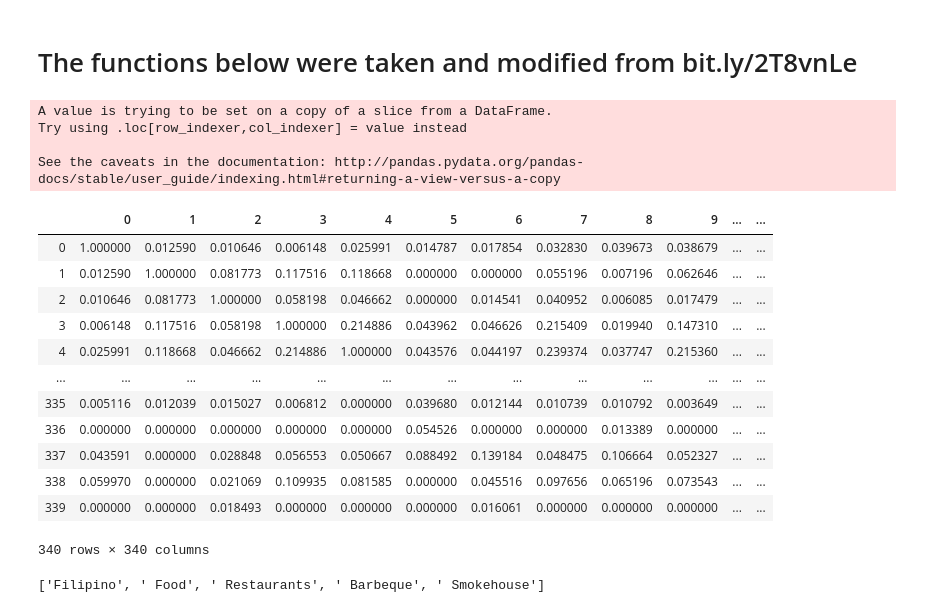
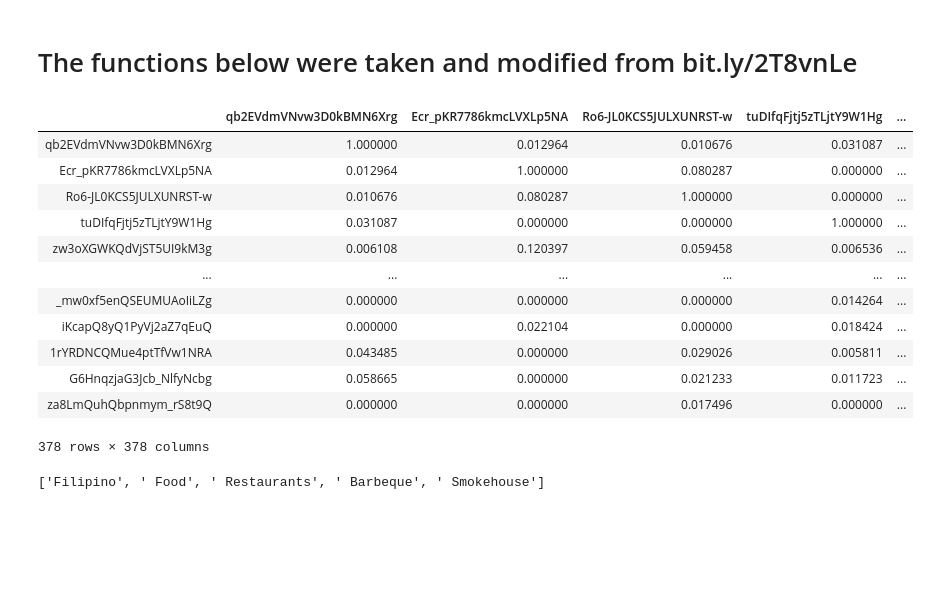
Before and after one commit to UhhBart/ci-yelp, a Jupyter notebook: Content Based Filtering.ipynb, the cells around one changed output. Saved outputs shown, nothing was run; the diff lists cells and outputs as text; code cells hidden in the pictures; blank space fills up the shorter version.

Commit message:
im trying :(

```diff
--- a/Content Based Filtering.ipynb
+++ b/Content Based Filtering.ipynb
@@ -117,36 +109,39 @@ graph = reviews_training.plot.scatter(x='total reviews_training', y='total words
 # %%
 tfidf = TfidfVectorizer(stop_words = "english")
 
-#Only use reviews_training which consists of more than 50 characters
-reviews_training = reviews_training[reviews_training["text"].apply(lambda x: len(x) > 50)]
+#Only use reviews which consists of more than 50 characters
+reviews = reviews[reviews["text"].apply(lambda x: len(x) > 50)]
 
-reviews_training["text"] = reviews_training["text"].fillna("")
+reviews["text"] = reviews["text"].fillna("")
 
 #Construct the required TF-IDF matrix by applying the fit_transform method on the overview feature
-overview_matrix = tfidf.fit_transform(reviews_training["text"])
+overview_matrix = tfidf.fit_transform(reviews["text"])
-# %% [output]
-A value is trying to be set on a copy of a slice from a DataFrame.
-Try using .loc[row_indexer,col_indexer] = value instead
-
-See the caveats in the documentation: http://pandas.pydata.org/pandas-docs/stable/user_guide/indexing.html#returning-a-view-versus-a-copy
-# %%
-similarity_matrix = pd.DataFrame(linear_kernel(overview_matrix, overview_matrix))
-
-display(similarity_matrix)
-# %% [output]
-|  | 0 | 1 | 2 | 3 | 4 | 5 | 6 | 7 | 8 | 9 | ... | ... |
-| 0 | 1.000000 | 0.012590 | 0.010646 | 0.006148 | 0.025991 | 0.014787 | 0.017854 | 0.032830 | 0.039673 | 0.038679 | ... | ... |
-| 1 | 0.012590 | 1.000000 | 0.081773 | 0.117516 | 0.118668 | 0.000000 | 0.000000 | 0.055196 | 0.007196 | 0.062646 | ... | ... |
-| 2 | 0.010646 | 0.081773 | 1.000000 | 0.058198 | 0.046662 | 0.000000 | 0.014541 | 0.040952 | 0.006085 | 0.017479 | ... | ... |
-| 3 | 0.006148 | 0.117516 | 0.058198 | 1.000000 | 0.214886 | 0.043962 | 0.046626 | 0.215409 | 0.019940 | 0.147310 | ... | ... |
-| 4 | 0.025991 | 0.118668 | 0.046662 | 0.214886 | 1.000000 | 0.043576 | 0.044197 | 0.239374 | 0.037747 | 0.215360 | ... | ... |
-| ... | ... | ... | ... | ... | ... | ... | ... | ... | ... | ... | ... | ... |
-| 335 | 0.005116 | 0.012039 | 0.015027 | 0.006812 | 0.000000 | 0.039680 | 0.012144 | 0.010739 | 0.010792 | 0.003649 | ... | ... |
-| 336 | 0.000000 | 0.000000 | 0.000000 | 0.000000 | 0.000000 | 0.054526 | 0.000000 | 0.000000 | 0.013389 | 0.000000 | ... | ... |
-| 337 | 0.043591 | 0.000000 | 0.028848 | 0.056553 | 0.050667 | 0.088492 | 0.139184 | 0.048475 | 0.106664 | 0.052327 | ... | ... |
-| 338 | 0.059970 | 0.000000 | 0.021069 | 0.109935 | 0.081585 | 0.000000 | 0.045516 | 0.097656 | 0.065196 | 0.073543 | ... | ... |
-| 339 | 0.000000 | 0.000000 | 0.018493 | 0.000000 | 0.000000 | 0.000000 | 0.016061 | 0.000000 | 0.000000 | 0.000000 | ... | ... |
-340 rows × 340 columns
+# %%
+similarity_matrix = pd.DataFrame(linear_kernel(overview_matrix, overview_matrix))
+
+all_business_ids = []
+for row in reviews.values:
+    all_business_ids.append(row[0])
+
+# all_business_ids.pop(340)
+test = similarity_matrix.values
+
+similarity_matrix2 = pd.DataFrame(index = all_business_ids, columns = all_business_ids, data = test)
+display(similarity_matrix2)
+# %% [output]
+|  | qb2EVdmVNvw3D0kBMN6Xrg | Ecr_pKR7786kmcLVXLp5NA | Ro6-JL0KCS5JULXUNRST-w | tuDIfqFjtj5zTLjtY9W1Hg | ... |
+| qb2EVdmVNvw3D0kBMN6Xrg | 1.000000 | 0.012964 | 0.010676 | 0.031087 | ... |
+| Ecr_pKR7786kmcLVXLp5NA | 0.012964 | 1.000000 | 0.080287 | 0.000000 | ... |
+| Ro6-JL0KCS5JULXUNRST-w | 0.010676 | 0.080287 | 1.000000 | 0.000000 | ... |
+| tuDIfqFjtj5zTLjtY9W1Hg | 0.031087 | 0.000000 | 0.000000 | 1.000000 | ... |
+| zw3oXGWKQdVjST5UI9kM3g | 0.006108 | 0.120397 | 0.059458 | 0.006536 | ... |
+| ... | ... | ... | ... | ... | ... |
+| _mw0xf5enQSEUMUAoIiLZg | 0.000000 | 0.000000 | 0.000000 | 0.014264 | ... |
+| iKcapQ8yQ1PyVj2aZ7qEuQ | 0.000000 | 0.022104 | 0.000000 | 0.018424 | ... |
+| 1rYRDNCQMue4ptTfVw1NRA | 0.043485 | 0.000000 | 0.029026 | 0.005811 | ... |
+| G6HnqzjaG3Jcb_NlfyNcbg | 0.058665 | 0.000000 | 0.021233 | 0.011723 | ... |
+| za8LmQuhQbpnmym_rS8t9Q | 0.000000 | 0.000000 | 0.017496 | 0.000000 | ... |
+378 rows × 378 columns
 # %%
 mapping = pd.Series(reviews_training.index, index = reviews_training["text"])
 # %%
```
Also changed, not shown: parts of 6 cells of this notebook.
